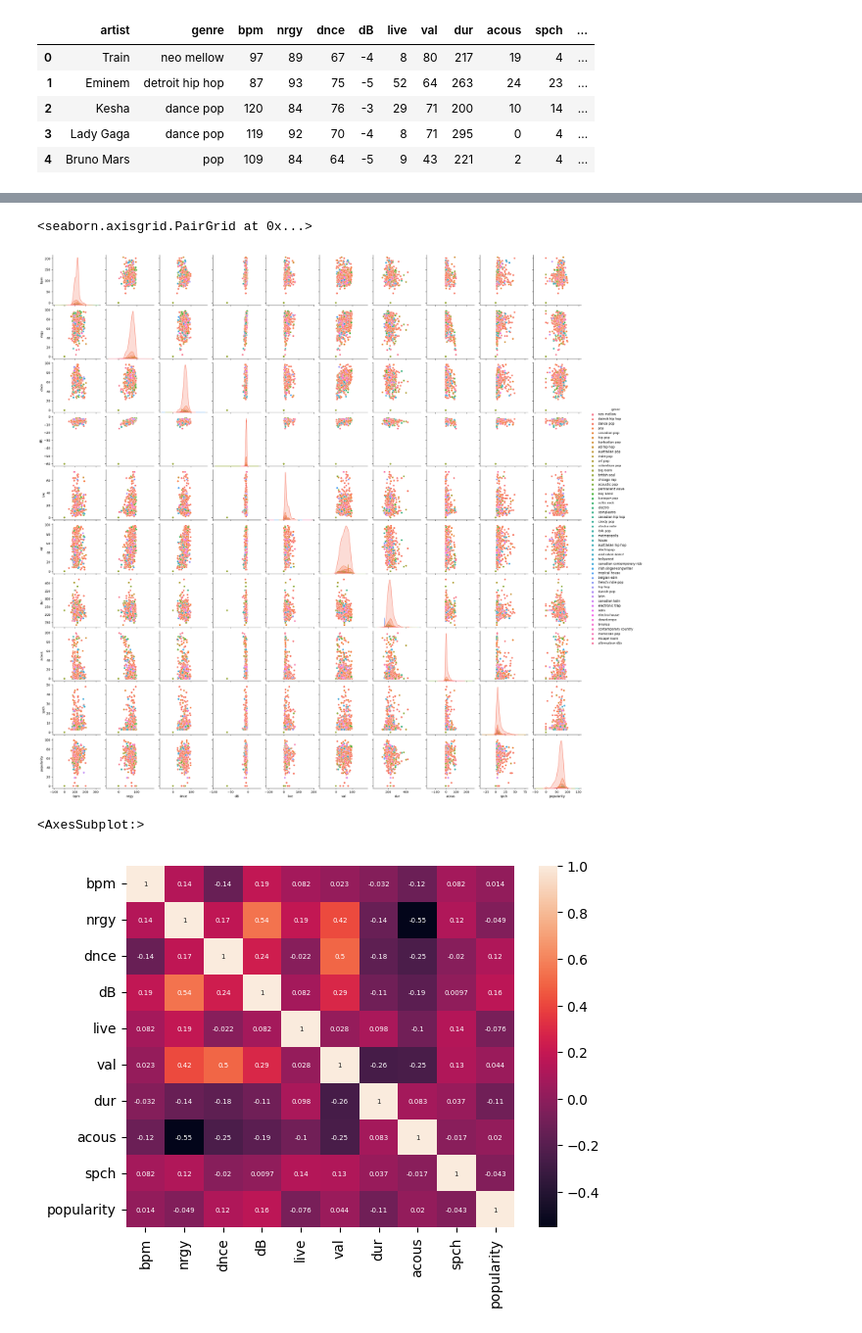
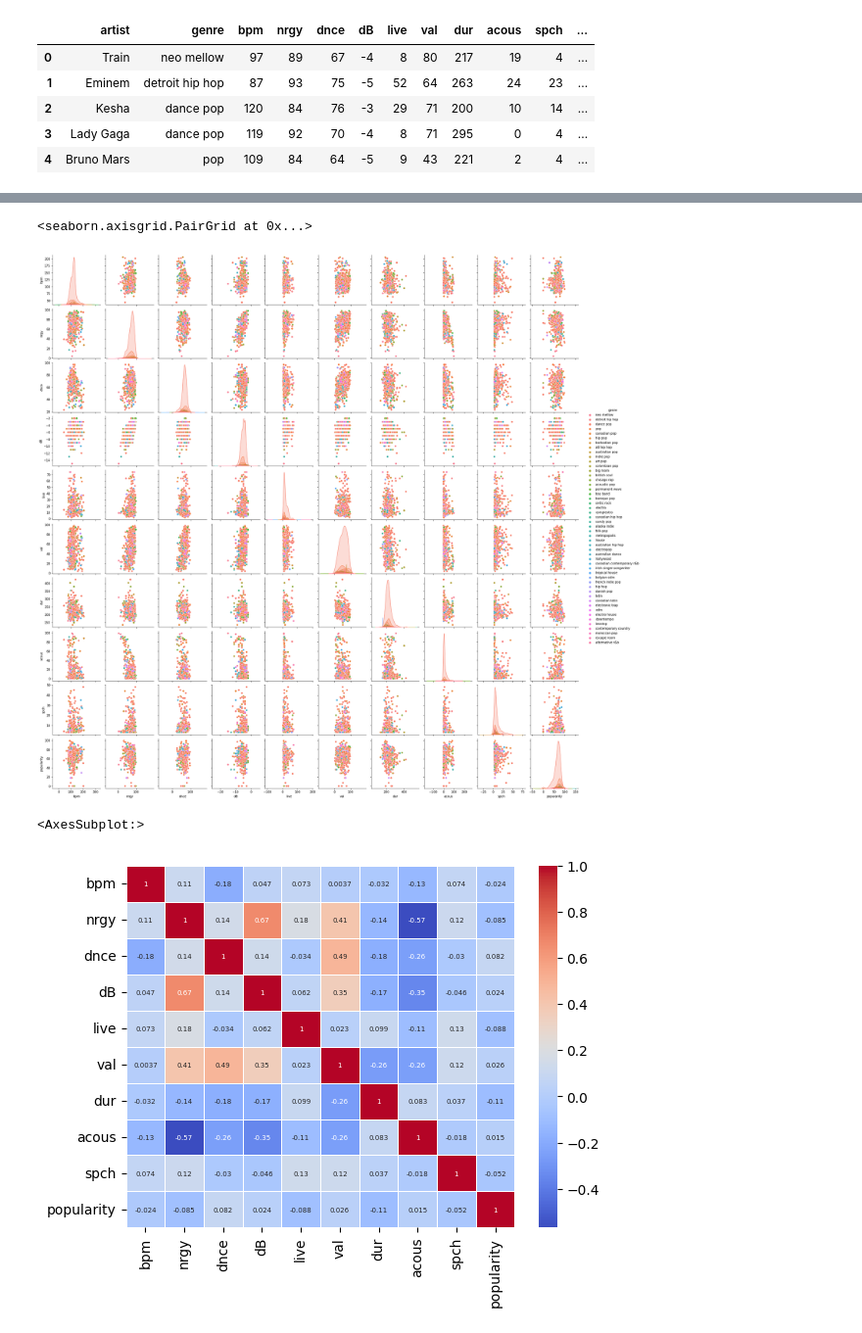
Before and after one commit to nitanshjain/Predicting_Spotify_Song_Popularity, a Jupyter notebook: AI_Project_EDA.ipynb, the cells around one changed output, grey strips where cells are left out. Shown at 98% size. Cells and saved outputs as stored; diff of their text form; code cells hidden in the pictures.

Commit message:
accidentally removed all of Adele's songs

```diff
--- a/AI_Project_EDA.ipynb
+++ b/AI_Project_EDA.ipynb
@@ -76,5 +77,6 @@ spotify_df.head()
 | 3 | 4 | Bad Romance | Lady Gaga | dance pop | 2010 | 119 | 92 | 70 | -4 | 8 | 71 | ... |
 | 4 | 5 | Just the Way You Are | Bruno Mars | pop | 2010 | 109 | 84 | 64 | -5 | 9 | 43 | ... |
 # %%
-#  dropping adele song with bpm = 0
-spotify_df.drop(spotify_df[(spotify_df['bpm'] == 0) & spotify_df['artist']=='Adele'].index, inplace=True)
+#  dropping adele song with bpm = 0, is an extreme outlier
+spotify_df.drop(spotify_df.loc[spotify_df['title']=='Million Years Ago'].index, inplace=True)
+# spotify_df.loc[spotify_df['title']=='When We Were Young'].index
@@ -112,12 +115,12 @@ spotify_features.corr(method='pearson')
 sns.pairplot(spotify_features, hue='genre')
 # %% [output]
 <seaborn.axisgrid.PairGrid at 0x...>
-[figure, old version]
+[figure, new version]
 # %%
-sns.heatmap(spotify_df.corr(), annot=True, annot_kws={"size": 5})
+sns.heatmap(spotify_df.corr(), annot=True, annot_kws={"size": 5}, cmap='coolwarm', linewidths=.5)
 # %% [output]
 <AxesSubplot:>
-[figure, old version]
+[figure, new version]
 # %%
 # checking correlation table
 spotify_df.head()
```
Also changed, not shown: parts of 7 cells of this notebook, 3 other files.
